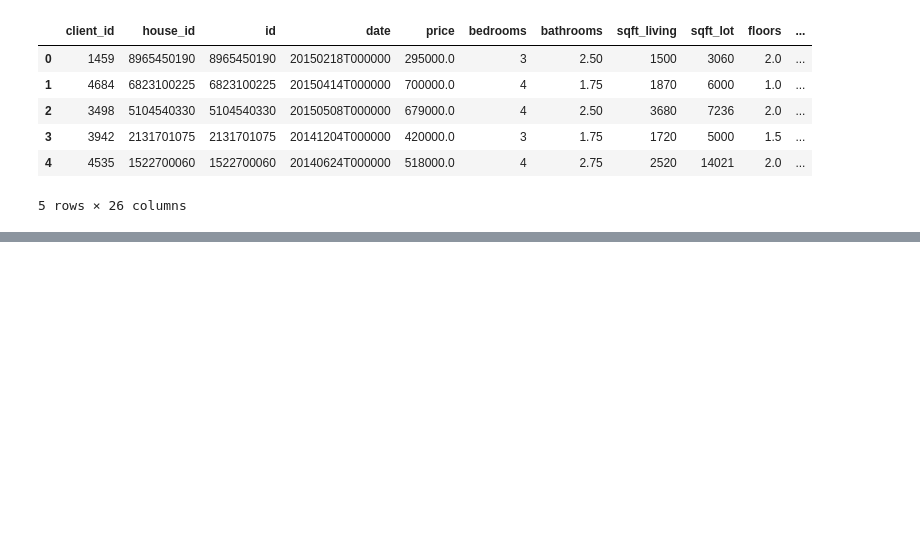
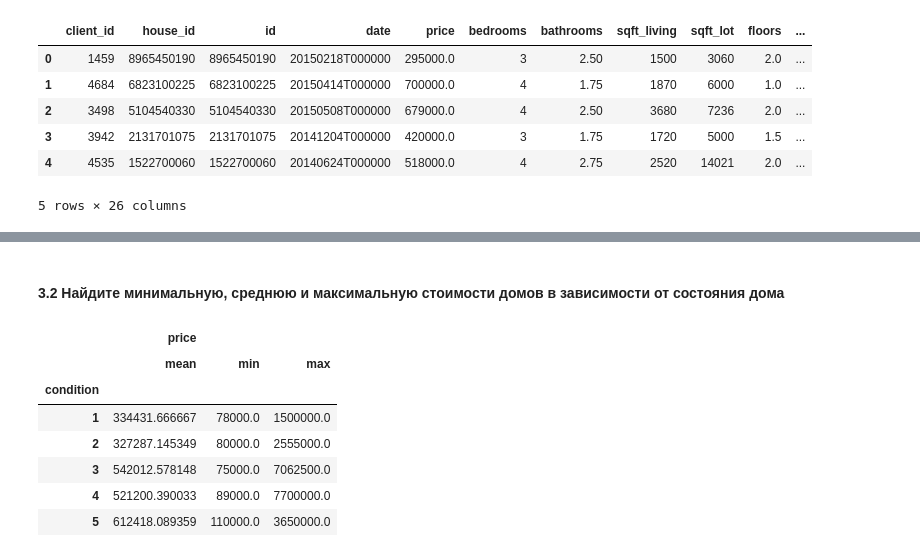
Before and after one commit to kudaevalyudmila1/Python-Analytics, a Jupyter notebook: HomeWork3.ipynb, the cells around one changed output, grey strips where cells are left out. Drawn from its saved outputs; the diff is of its cells as text; code cells hidden in the pictures; blank space fills up the shorter version.

```diff
--- a/HomeWork3.ipynb
+++ b/HomeWork3.ipynb
@@ -120,0 +149,13 @@ merged.head()
+# %% [markdown]
+#### 3.2 Найдите минимальную, среднюю и максимальную стоимости домов в зависимости от состояния дома
+# %%
+df.groupby('condition').agg({'price':['mean','min', 'max']})
+# %% [output]
+|  | price |  |  |
+|  | mean | min | max |
+| condition |  |  |  |
+| 1 | 334431.666667 | 78000.0 | 1500000.0 |
+| 2 | 327287.145349 | 80000.0 | 2555000.0 |
+| 3 | 542012.578148 | 75000.0 | 7062500.0 |
+| 4 | 521200.390033 | 89000.0 | 7700000.0 |
+| 5 | 612418.089359 | 110000.0 | 3650000.0 |
```
Also changed, not shown: parts of 9 cells of this notebook.
